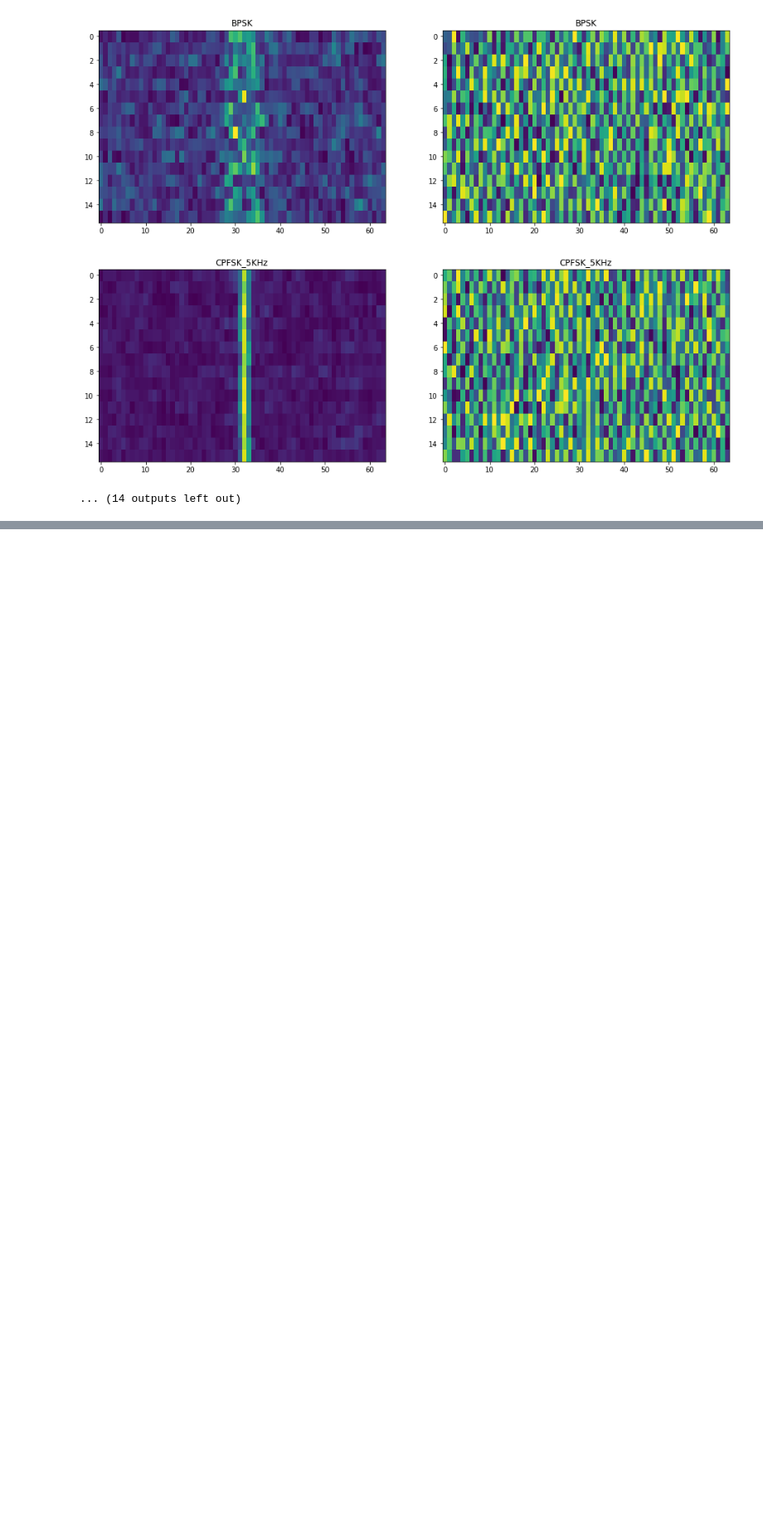
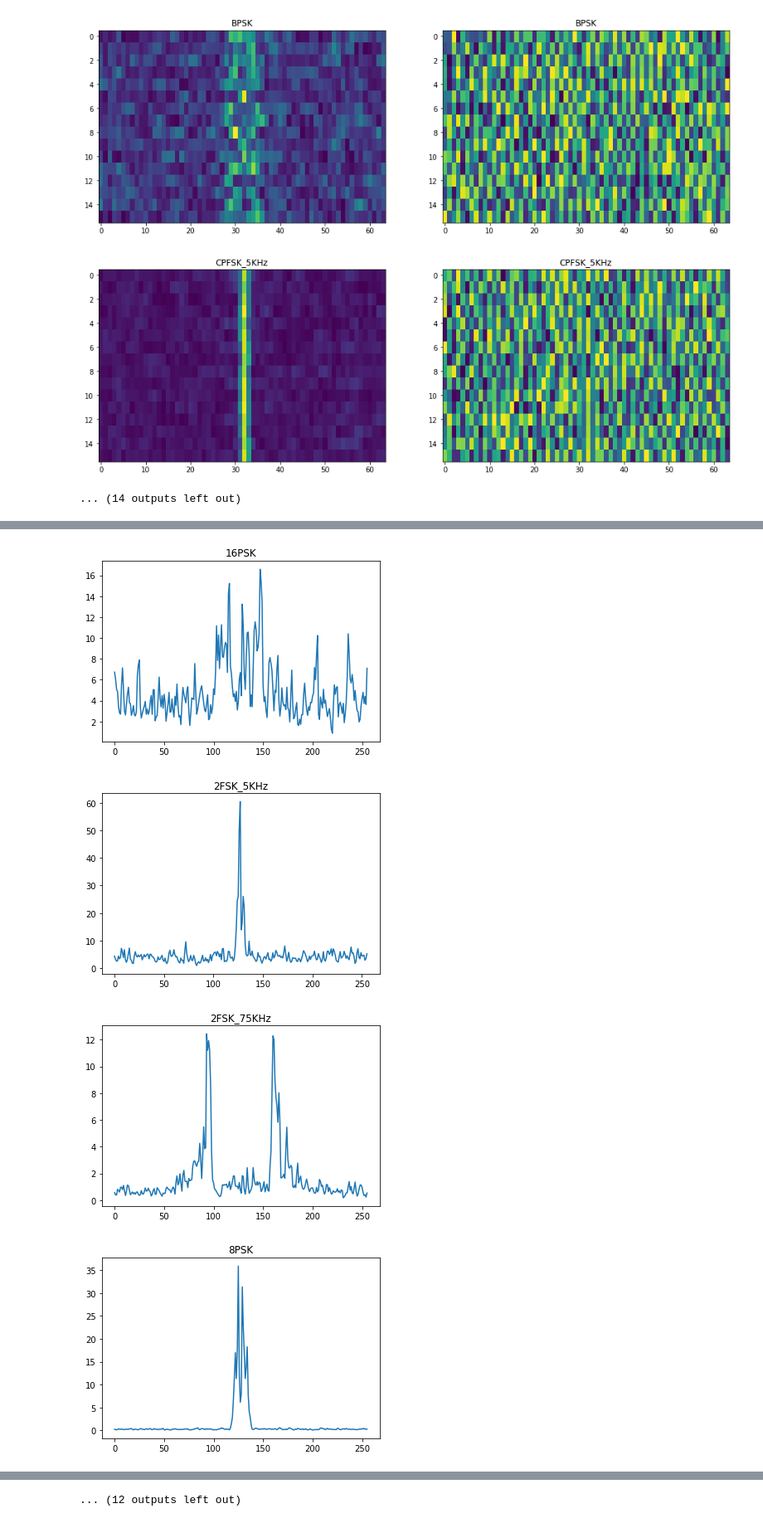
Before and after one commit to yunfanz/army_challenge, a Jupyter notebook: Code Examples and Data Ingest Utilities/scratch2.ipynb, the cells around one changed output, grey strips where cells are left out. Shown at 83% size. Cells and saved outputs as stored; diff of their text form; code cells hidden in the pictures; blank space fills up the shorter version.

```diff
--- a/Code Examples and Data Ingest Utilities/scratch2.ipynb
+++ b/Code Examples and Data Ingest Utilities/scratch2.ipynb
@@ -1,6 +1,8 @@
 # %%
 import numpy as np
-data_file = "/home/mshefa/training_data/training_data_chunk_0.pkl"
+from data_loader import *
+from utils import *
+data_file = "../Data/training_data/training_data_chunk_0.pkl"
 data = LoadModRecData(data_file, .9, .1, 0.)
 # %% [output]
 [Data Loader] - Loading Data...
@@ -98,0 +91,30 @@ np.hamming?
+# %%
+from scipy.signal import *
+for modType in data.modTypes[:]:
+    min_SNR = -10
+    max_SNR = 10
+    snr_step = 4
+
+    # get random snr within valid range
+    snrValue = random.randrange(min_SNR, max_SNR, snr_step)
+
+    # get a collection of signals
+    collection_of_instances = data.dataCube[modType, snrValue]
+
+    # get the complex samples for a specific instance within the collection
+    cdata, index = get_complex_samples_for_instance(collection_of_instances)
+
+    _, wel_spec = welch(cdata[0], return_onesided=False, noverlap=200)
+    wel_spec = np.fft.fftshift(wel_spec)
+
+
+    plt.figure()
+    plt.title(modType)
+    plt.plot(wel_spec)
+    #plt.plot(per_spec)
+plt.show()
+# %% [output]
+[figure, added]
+[figure, added]
+[figure, added]
+[figure, added]
@@ -98,0 +129 @@ np.hamming?
+... (12 outputs left out)
```
Also changed, not shown: parts of 9 cells of this notebook, 2 other files.
